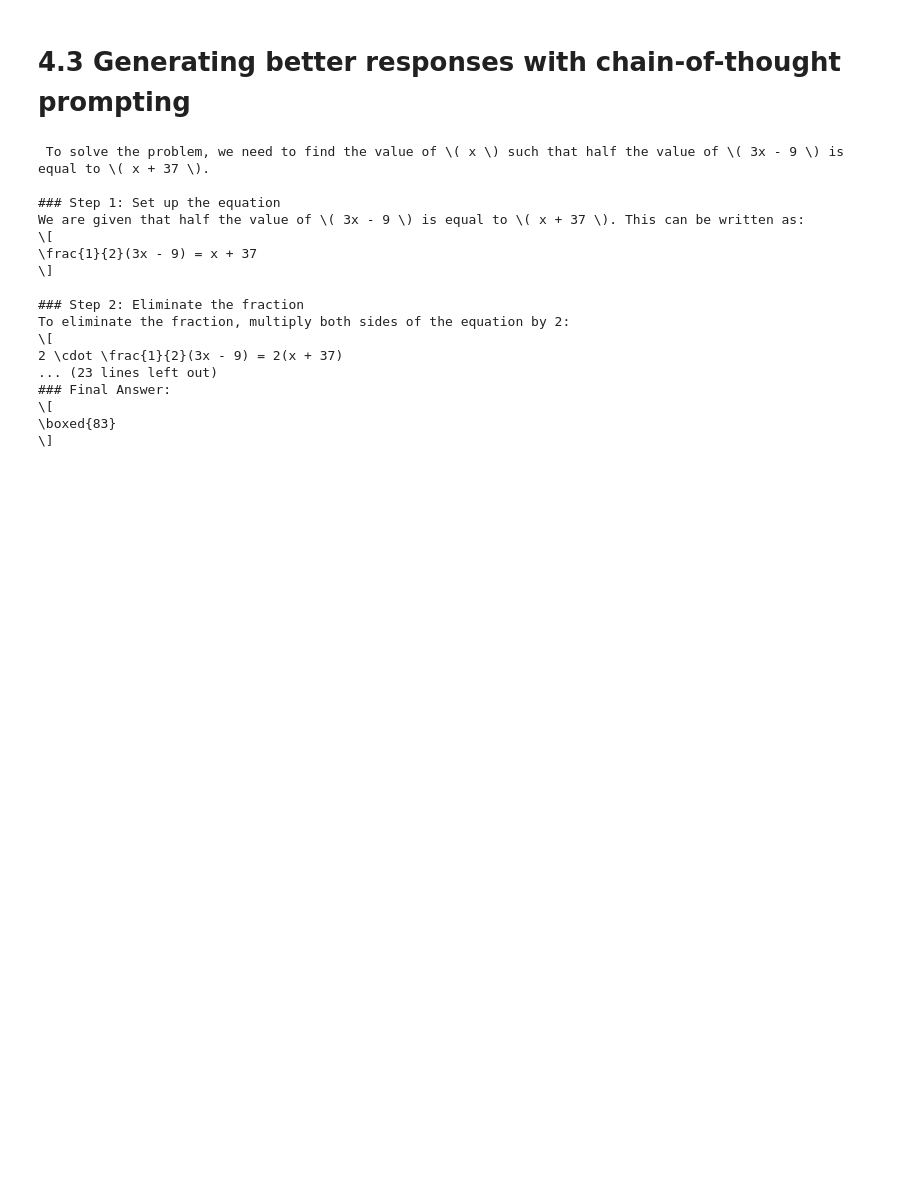
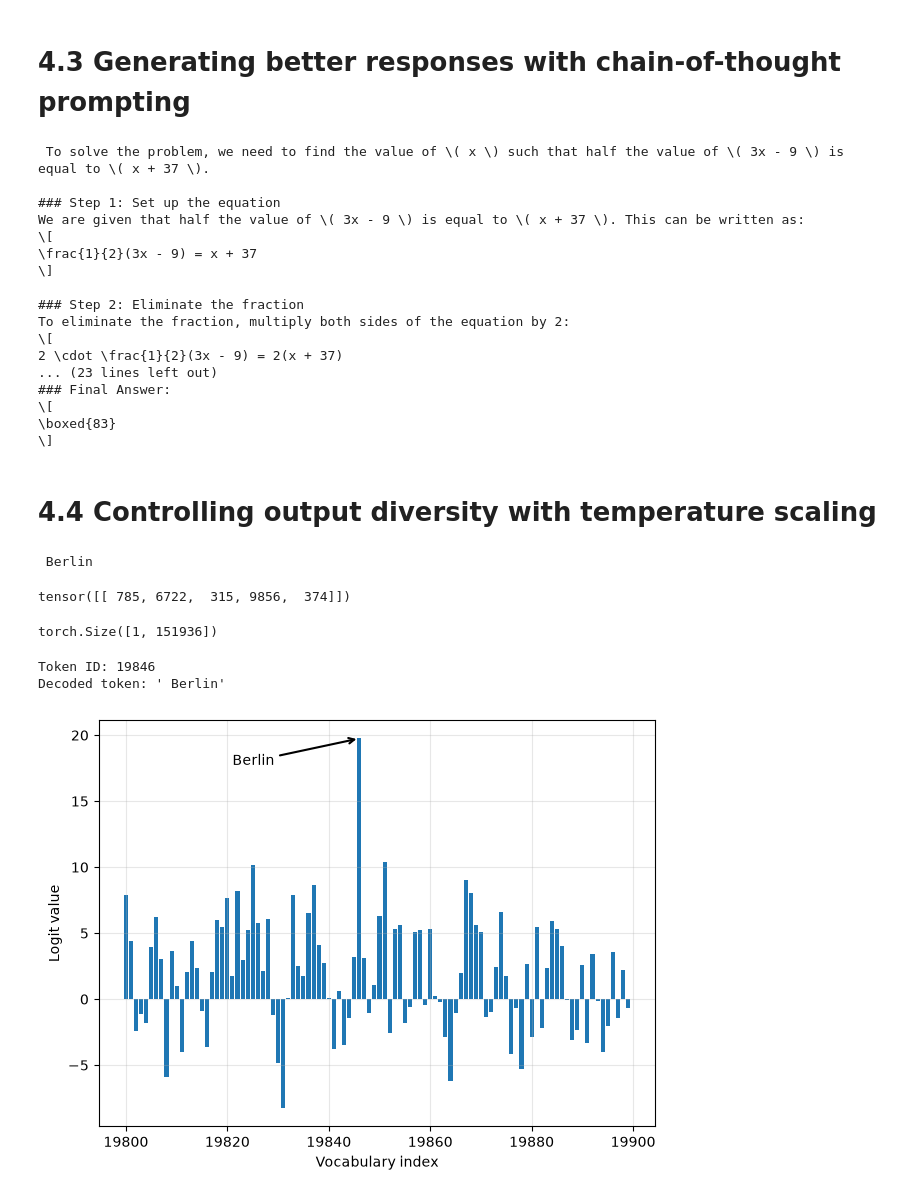
Before and after one commit to pwiszniewski/reasoning-from-scratch, a Jupyter notebook: my_code/ch04.ipynb, the cells around one changed output. Saved outputs shown, nothing was run; the diff lists cells and outputs as text; code cells hidden in the pictures; blank space fills up the shorter version.

```diff
--- a/my_code/ch04.ipynb
+++ b/my_code/ch04.ipynb
@@ -108,3 +108,67 @@ To eliminate the fraction, multiply both sides of the equation by 2:
 \[
 \boxed{83}
 \]
+# %% [markdown]
+# 4.4 Controlling output diversity with temperature scaling
+# %%
+ex_prompt = "The capital of Germany is"
+
+response = generate_text_stream_concat_flex(
+    model, tokenizer, ex_prompt, device,
+    max_new_tokens=1, verbose=True
+)
+# %% [output]
+ Berlin
+# %%
+input_token_ids = torch.tensor(
+    tokenizer.encode(ex_prompt), device=device
+).unsqueeze(0)
+print(input_token_ids)
+# %% [output]
+tensor([[ 785, 6722,  315, 9856,  374]])
+# %%
+with torch.inference_mode():
+    next_token_logits = model(input_token_ids)[:, -1]
+print(next_token_logits.shape)
+# %% [output]
+torch.Size([1, 151936])
+# %%
+max_token_id = torch.argmax(next_token_logits)
+print(f"Token ID: {max_token_id}")
+print(f"Decoded token: '{tokenizer.decode([max_token_id])}'")
+# %% [output]
+Token ID: 19846
+Decoded token: ' Berlin'
+# %%
+import matplotlib.pyplot as plt
+
+def plot_scores_bar(
+    next_token_logits, start=19_800, end=19_900,
+    arrow=True, ylabel="Logit value"
+):
+    x = torch.arange(start, end)
+    logits_section = next_token_logits[0, start:end].float().cpu()
+
+    plt.bar(x, logits_section)
+    plt.xlabel("Vocabulary index")
+    plt.ylabel(ylabel)
+
+    if arrow:
+        max_idx = torch.argmax(logits_section)
+        plt.annotate(
+            "Berlin",
+            xy=(x[max_idx], logits_section[max_idx]),
+            xytext=(x[max_idx] - 25, logits_section[max_idx] - 2),
+            arrowprops={
+                "facecolor": "black", "arrowstyle": "->", "lw": 1.5
+            },
+            fontsize=10,
+        )
+
+    plt.grid(alpha=0.3)
+    plt.tight_layout()
+    plt.show()
+
+plot_scores_bar(next_token_logits)
+# %% [output]
+[figure, added]
```
Also changed, not shown: parts of 11 cells of this notebook.
